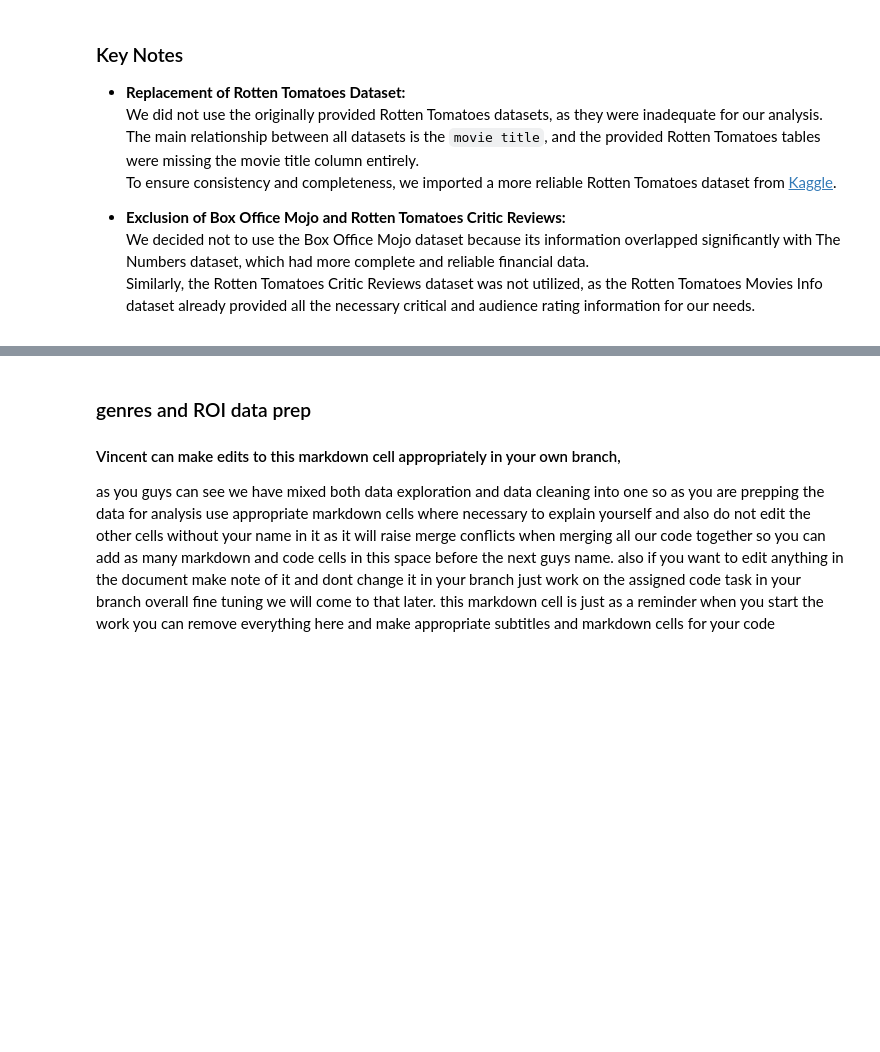
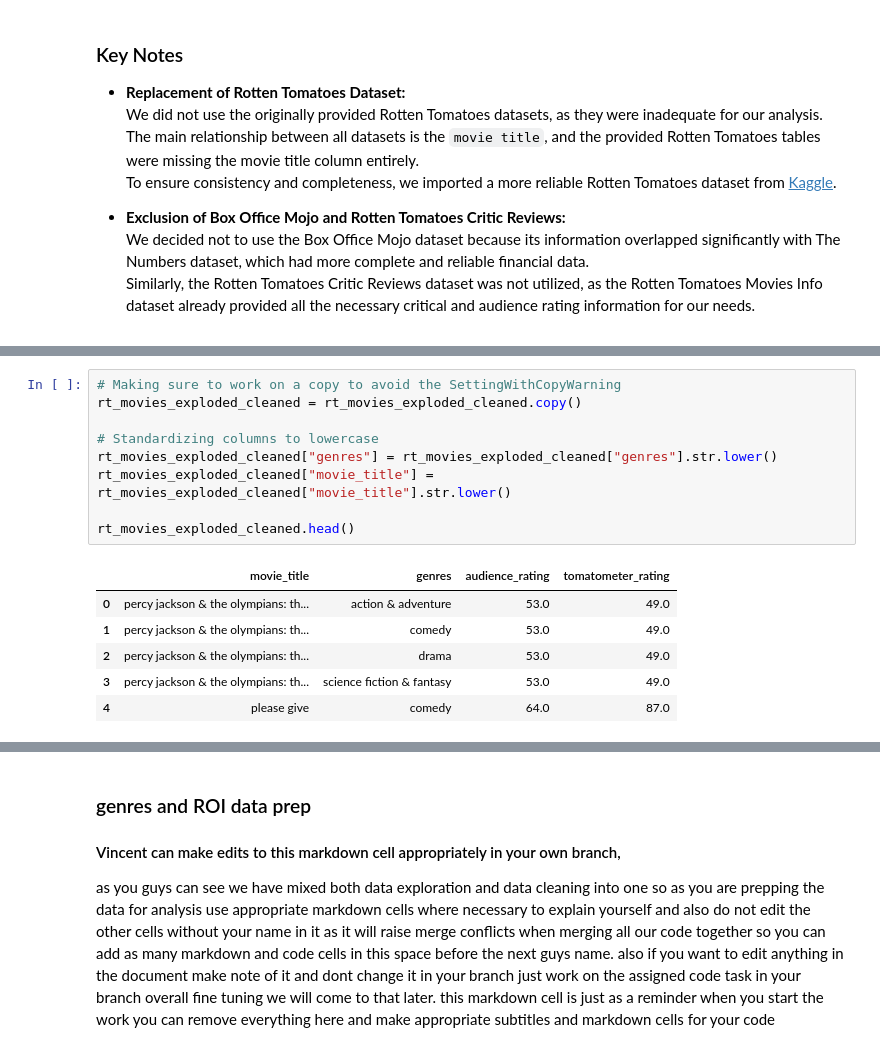
Before and after one commit to Tdoggie/phase-2-project, a Jupyter notebook: index.ipynb, the cells around one changed output, grey strips where cells are left out. Saved outputs shown, nothing was run; the diff lists cells and outputs as text; blank space fills up the shorter version.

```diff
--- a/index.ipynb
+++ b/index.ipynb
@@ -527,0 +291,16 @@ this step allows the data to be reused without preprocessing
+# %%
+# Making sure to work on a copy to avoid the SettingWithCopyWarning
+rt_movies_exploded_cleaned = rt_movies_exploded_cleaned.copy()
+
+# Standardizing columns to lowercase
+rt_movies_exploded_cleaned["genres"] = rt_movies_exploded_cleaned["genres"].str.lower()
+rt_movies_exploded_cleaned["movie_title"] = rt_movies_exploded_cleaned["movie_title"].str.lower()
+
+rt_movies_exploded_cleaned.head()
+# %% [output]
+|  | movie_title | genres | audience_rating | tomatometer_rating |
+| 0 | percy jackson & the olympians: th... | action & adventure | 53.0 | 49.0 |
+| 1 | percy jackson & the olympians: th... | comedy | 53.0 | 49.0 |
+| 2 | percy jackson & the olympians: th... | drama | 53.0 | 49.0 |
+| 3 | percy jackson & the olympians: th... | science fiction & fantasy | 53.0 | 49.0 |
+| 4 | please give | comedy | 64.0 | 87.0 |
```
Also changed, not shown: parts of 98 cells of this notebook.
